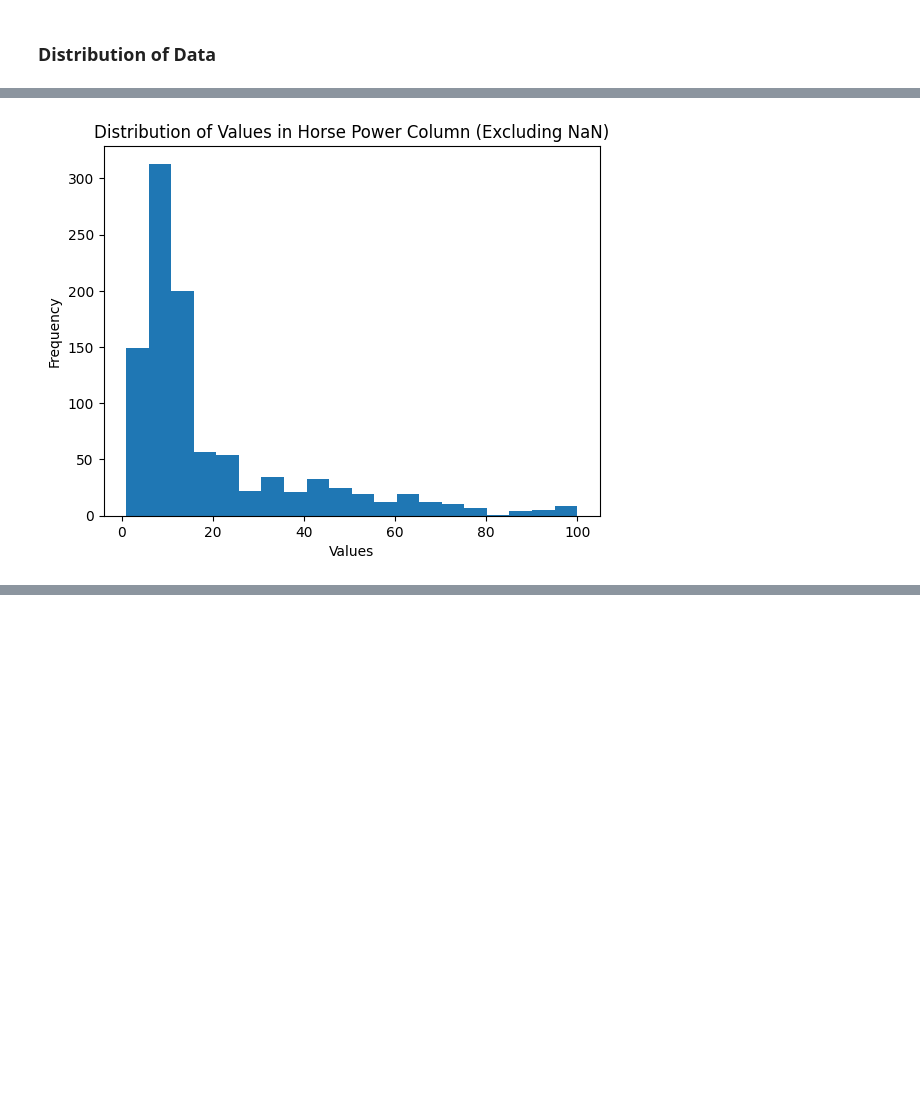
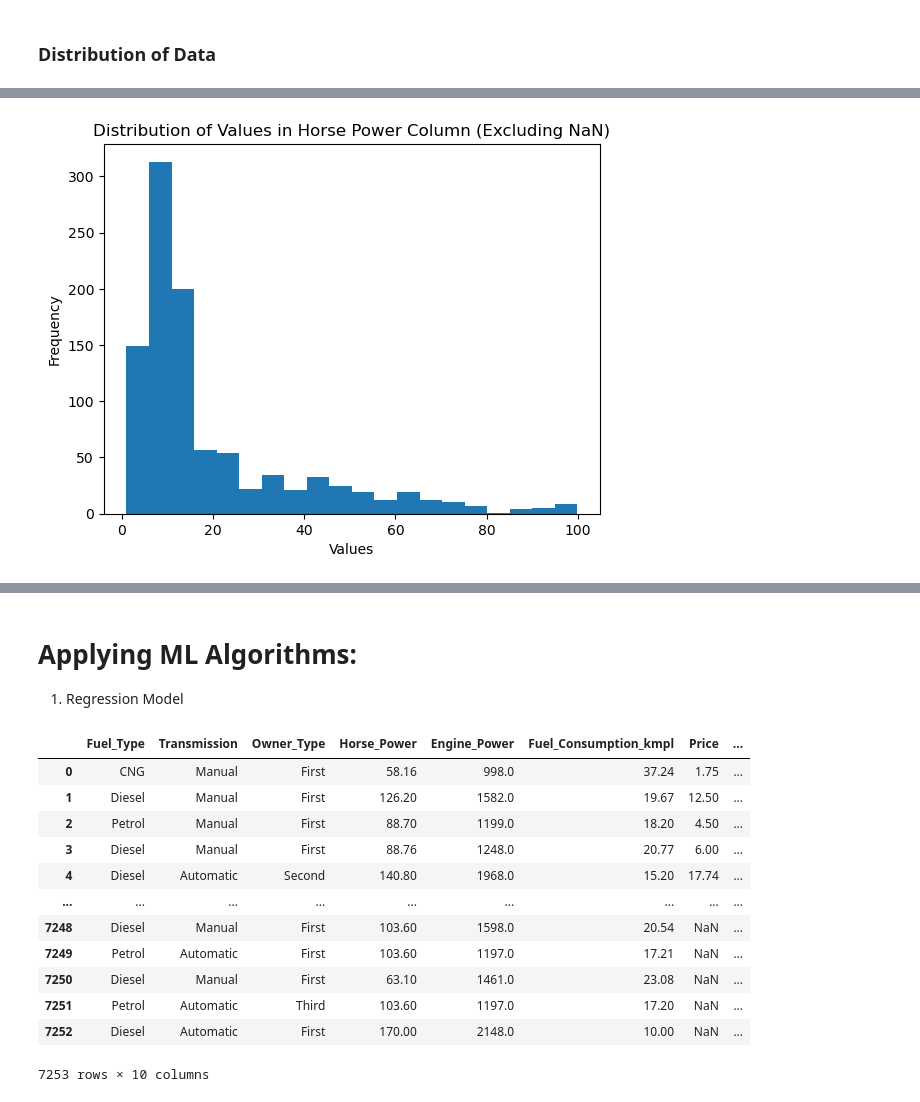
Before and after one commit to RasimBa/Used_Cars_Kaggle, a Jupyter notebook: Used_Cars_Kaggle.ipynb, the cells around one changed output, grey strips where cells are left out. Drawn from its saved outputs; the diff is of its cells as text; code cells hidden in the pictures; blank space fills up the shorter version.

```diff
--- a/Used_Cars_Kaggle.ipynb
+++ b/Used_Cars_Kaggle.ipynb
@@ -246,7 +247,7 @@ brand_list
 # %%
 # replacing ISUZU with Isuzu
 
-used_cars['Name'] = used_cars['Name'].str.split().str[0].str.replace('ISUZU', 'Isuzu')
+used_cars['Brand'] = used_cars['Name'].str.split().str[0].str.replace('ISUZU', 'Isuzu')
 # %%
 # replacing Land with Land Rover
-used_cars['Name'] = used_cars['Name'].str.replace('Land', 'Land Rover')
+used_cars['Brand'] = used_cars['Name'].str.replace('Land', 'Land Rover')
@@ -294,7 +280,7 @@ plt.ylabel('Frequency')
 plt.title('Distribution of Values in Horse Power Column (Excluding NaN)')
 plt.show()
 # %% [output]
-[figure, old version]
+[figure, new version]
 # %%
 plt.hist(used_cars['Horse_Power'], bins=20)
 plt.xlabel('Values')
@@ -311,3 +297,24 @@ plt.title('Distribution of Values in Fuel_Consumption_kmpl')
 plt.show()
 # %% [output]
 [figure]
+# %% [markdown]
+# **Applying ML Algorithms:**
+1. Regression Model
+# %%
+used_cars[['Fuel_Type','Transmission','Owner_Type','Horse_Power','Engine_Power',
+           'Fuel_Consumption_kmpl','Price','Year','Seats','Name']
+]
+# %% [output]
+|  | Fuel_Type | Transmission | Owner_Type | Horse_Power | Engine_Power | Fuel_Consumption_kmpl | Price | ... |
+| 0 | CNG | Manual | First | 58.16 | 998.0 | 37.24 | 1.75 | ... |
+| 1 | Diesel | Manual | First | 126.20 | 1582.0 | 19.67 | 12.50 | ... |
+| 2 | Petrol | Manual | First | 88.70 | 1199.0 | 18.20 | 4.50 | ... |
+| 3 | Diesel | Manual | First | 88.76 | 1248.0 | 20.77 | 6.00 | ... |
+| 4 | Diesel | Automatic | Second | 140.80 | 1968.0 | 15.20 | 17.74 | ... |
+| ... | ... | ... | ... | ... | ... | ... | ... | ... |
+| 7248 | Diesel | Manual | First | 103.60 | 1598.0 | 20.54 | NaN | ... |
+| 7249 | Petrol | Automatic | First | 103.60 | 1197.0 | 17.21 | NaN | ... |
+| 7250 | Diesel | Manual | First | 63.10 | 1461.0 | 23.08 | NaN | ... |
+| 7251 | Petrol | Automatic | Third | 103.60 | 1197.0 | 17.20 | NaN | ... |
+| 7252 | Diesel | Automatic | First | 170.00 | 2148.0 | 10.00 | NaN | ... |
+7253 rows × 10 columns
```
Also changed, not shown: parts of 8 cells of this notebook.
